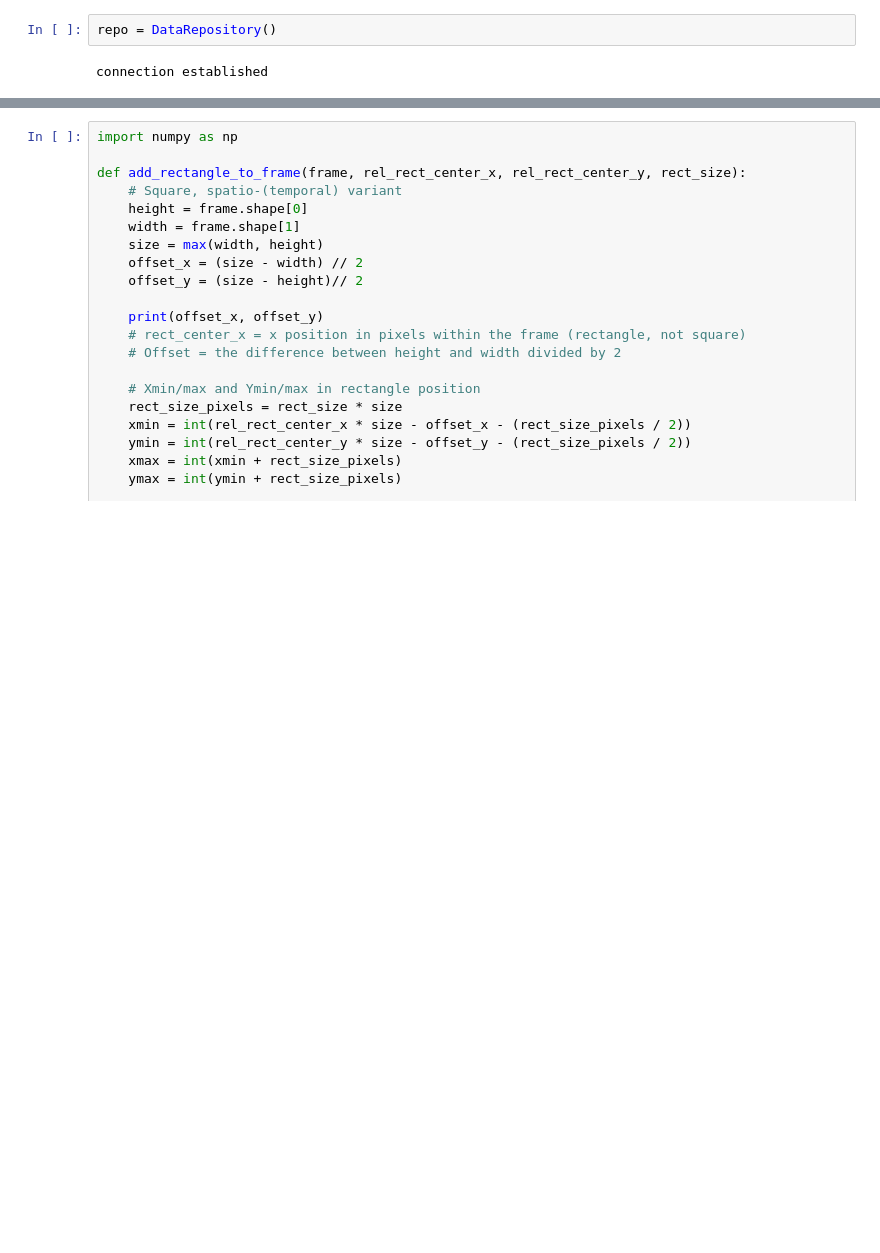
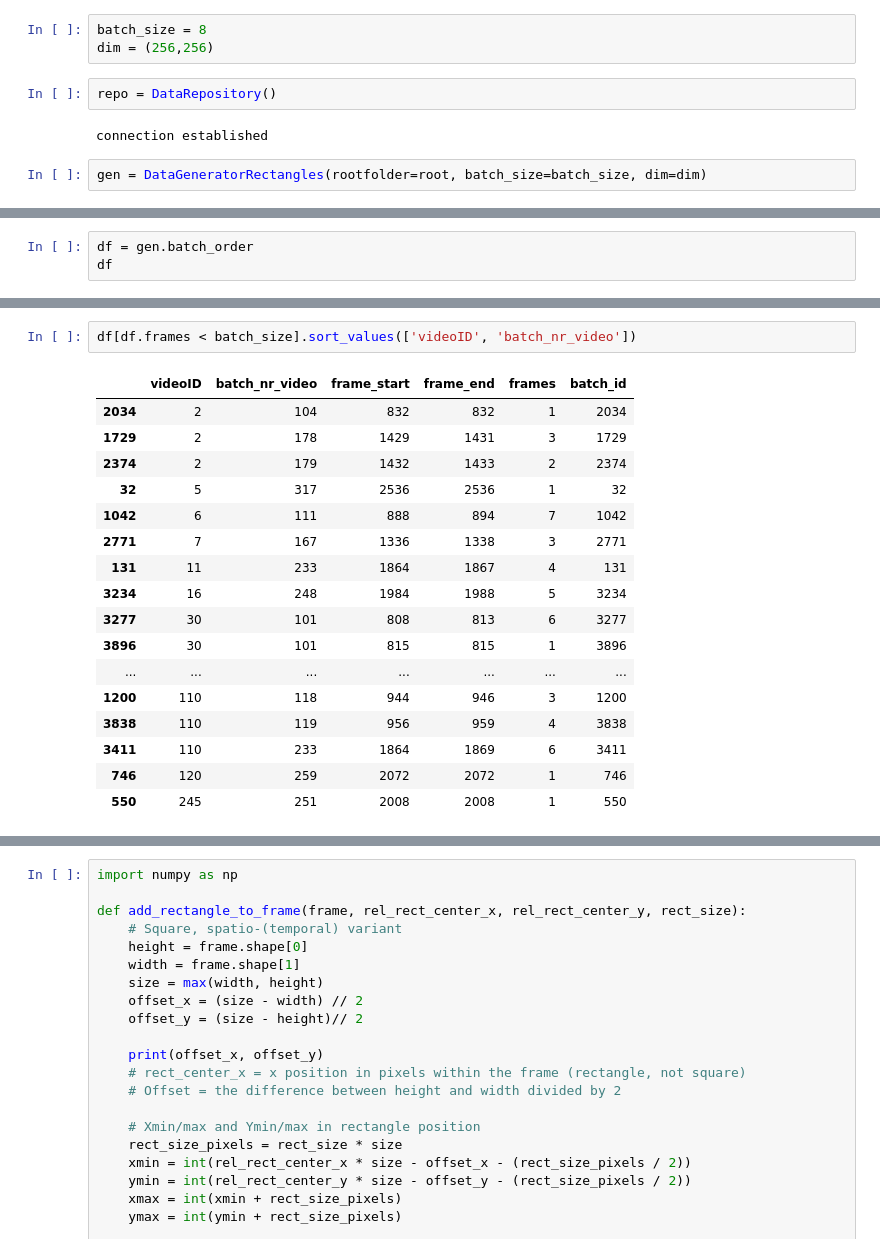
Before and after one commit to mikeddecker/judge, a Jupyter notebook: scripts/test_db_connection.ipynb, the cells around one changed output, grey strips where cells are left out. Cells and saved outputs as stored; diff of their text form; blank space fills up the shorter version.

```diff
--- a/scripts/test_db_connection.ipynb
+++ b/scripts/test_db_connection.ipynb
@@ -23,4 +18,9 @@ To enable the following instructions: AVX2 AVX512F AVX512_VNNI FMA, in other ope
+# %%
+batch_size = 8
+dim = (256,256)
 # %%
 repo = DataRepository()
 # %% [output]
 connection established
+# %%
+gen = DataGeneratorRectangles(rootfolder=root, batch_size=batch_size, dim=dim)
@@ -26,0 +31,3 @@ connection established
+# %%
+df = gen.batch_order
+df
@@ -26,0 +48,20 @@ connection established
+# %%
+df[df.frames < batch_size].sort_values(['videoID', 'batch_nr_video'])
+# %% [output]
+|  | videoID | batch_nr_video | frame_start | frame_end | frames | batch_id |
+| 2034 | 2 | 104 | 832 | 832 | 1 | 2034 |
+| 1729 | 2 | 178 | 1429 | 1431 | 3 | 1729 |
+| 2374 | 2 | 179 | 1432 | 1433 | 2 | 2374 |
+| 32 | 5 | 317 | 2536 | 2536 | 1 | 32 |
+| 1042 | 6 | 111 | 888 | 894 | 7 | 1042 |
+| 2771 | 7 | 167 | 1336 | 1338 | 3 | 2771 |
+| 131 | 11 | 233 | 1864 | 1867 | 4 | 131 |
+| 3234 | 16 | 248 | 1984 | 1988 | 5 | 3234 |
+| 3277 | 30 | 101 | 808 | 813 | 6 | 3277 |
+| 3896 | 30 | 101 | 815 | 815 | 1 | 3896 |
+| ... | ... | ... | ... | ... | ... | ... |
+| 1200 | 110 | 118 | 944 | 946 | 3 | 1200 |
+| 3838 | 110 | 119 | 956 | 959 | 4 | 3838 |
+| 3411 | 110 | 233 | 1864 | 1869 | 6 | 3411 |
+| 746 | 120 | 259 | 2072 | 2072 | 1 | 746 |
+| 550 | 245 | 251 | 2008 | 2008 | 1 | 550 |
```
Also changed, not shown: parts of 43 cells of this notebook, 7 other files.
